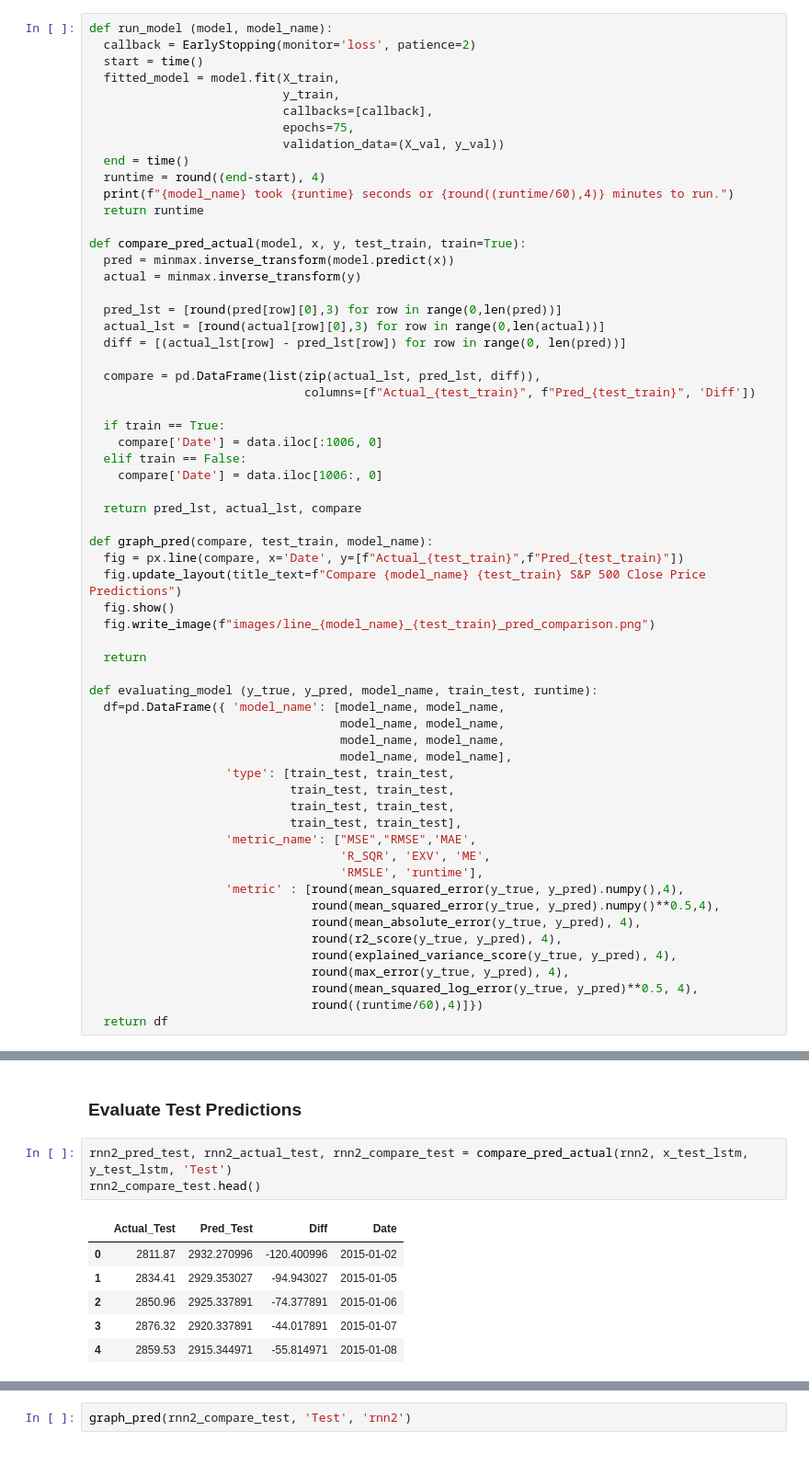
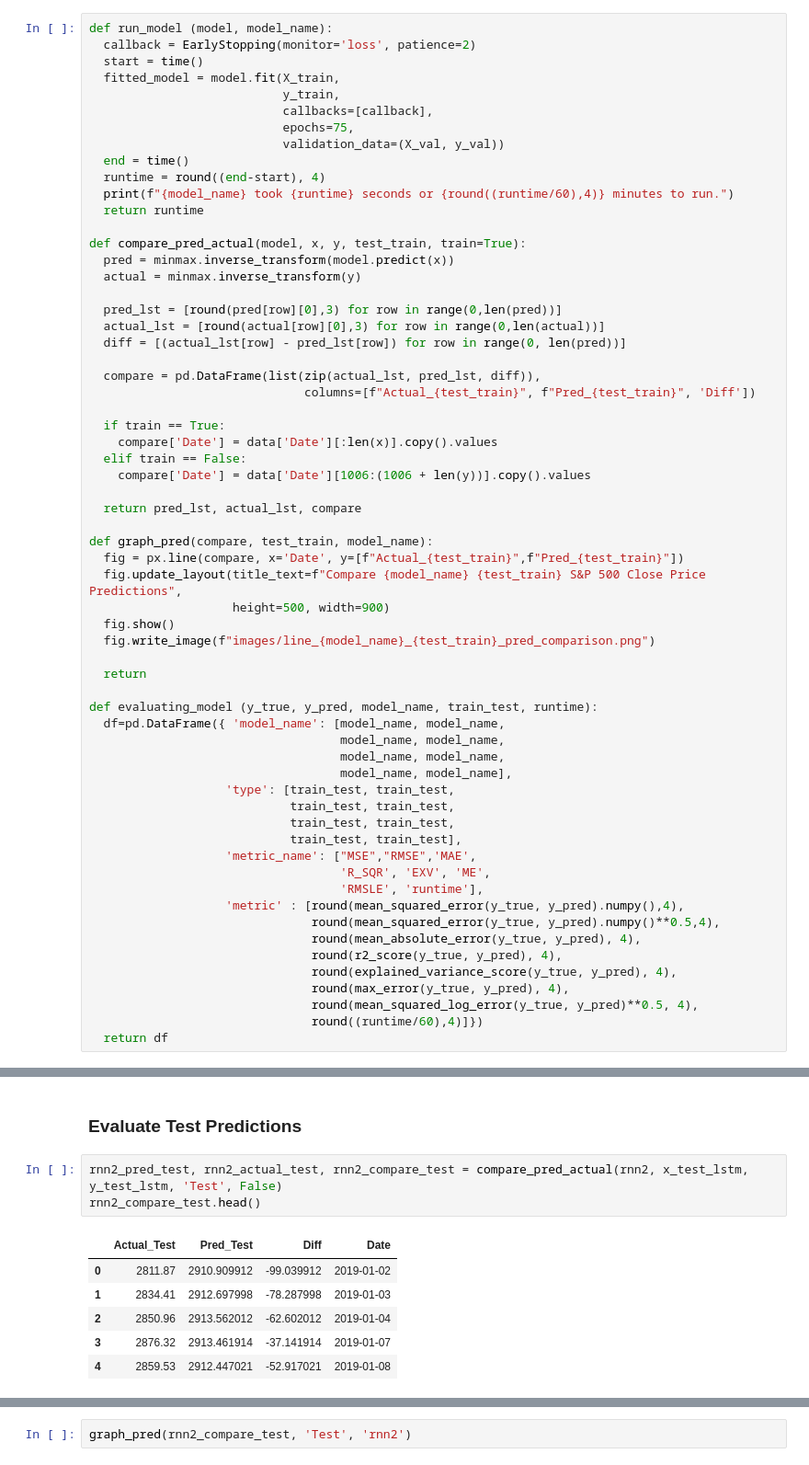
Before and after one commit to oimartin/SP_500_index_RNN, a Jupyter notebook: sp500_notebook.ipynb, the cells around one changed output, grey strips where cells are left out. Shown at 92% size. Cells and saved outputs as stored; diff of their text form.

```diff
--- a/sp500_notebook.ipynb
+++ b/sp500_notebook.ipynb
@@ -439,15 +438,16 @@ def compare_pred_actual(model, x, y, test_train, train=True):
                               columns=[f"Actual_{test_train}", f"Pred_{test_train}", 'Diff'])
 
   if train == True:
-    compare['Date'] = data.iloc[:1006, 0]
+    compare['Date'] = data['Date'][:len(x)].copy().values
   elif train == False:
-    compare['Date'] = data.iloc[1006:, 0]
+    compare['Date'] = data['Date'][1006:(1006 + len(y))].copy().values
 
   return pred_lst, actual_lst, compare
 
 def graph_pred(compare, test_train, model_name):
   fig = px.line(compare, x='Date', y=[f"Actual_{test_train}",f"Pred_{test_train}"])
-  fig.update_layout(title_text=f"Compare {model_name} {test_train} S&P 500 Close Price Predictions")
+  fig.update_layout(title_text=f"Compare {model_name} {test_train} S&P 500 Close Price Predictions",
+                    height=500, width=900)
   fig.show()
   fig.write_image(f"images/line_{model_name}_{test_train}_pred_comparison.png")
 
@@ -698,15 +687,15 @@ graph_pred(rnn2_compare_train, 'Train', 'rnn2')
 # %% [markdown]
 ### Evaluate Test Predictions
 # %%
-rnn2_pred_test, rnn2_actual_test, rnn2_compare_test = compare_pred_actual(rnn2, x_test_lstm, y_test_lstm, 'Test')
+rnn2_pred_test, rnn2_actual_test, rnn2_compare_test = compare_pred_actual(rnn2, x_test_lstm, y_test_lstm, 'Test', False)
 rnn2_compare_test.head()
 # %% [output]
 |  | Actual_Test | Pred_Test | Diff | Date |
-| 0 | 2811.87 | 2932.270996 | -120.400996 | 2015-01-02 |
-| 1 | 2834.41 | 2929.353027 | -94.943027 | 2015-01-05 |
-| 2 | 2850.96 | 2925.337891 | -74.377891 | 2015-01-06 |
-| 3 | 2876.32 | 2920.337891 | -44.017891 | 2015-01-07 |
-| 4 | 2859.53 | 2915.344971 | -55.814971 | 2015-01-08 |
+| 0 | 2811.87 | 2910.909912 | -99.039912 | 2019-01-02 |
+| 1 | 2834.41 | 2912.697998 | -78.287998 | 2019-01-03 |
+| 2 | 2850.96 | 2913.562012 | -62.602012 | 2019-01-04 |
+| 3 | 2876.32 | 2913.461914 | -37.141914 | 2019-01-07 |
+| 4 | 2859.53 | 2912.447021 | -52.917021 | 2019-01-08 |
 # %%
 rnn2_test = evaluating_model(rnn2_actual_test, rnn2_pred_test, 'rnn2', 'test', rnn2_rt)
 rnn2_test
```
Also changed, not shown: parts of 33 cells of this notebook.
